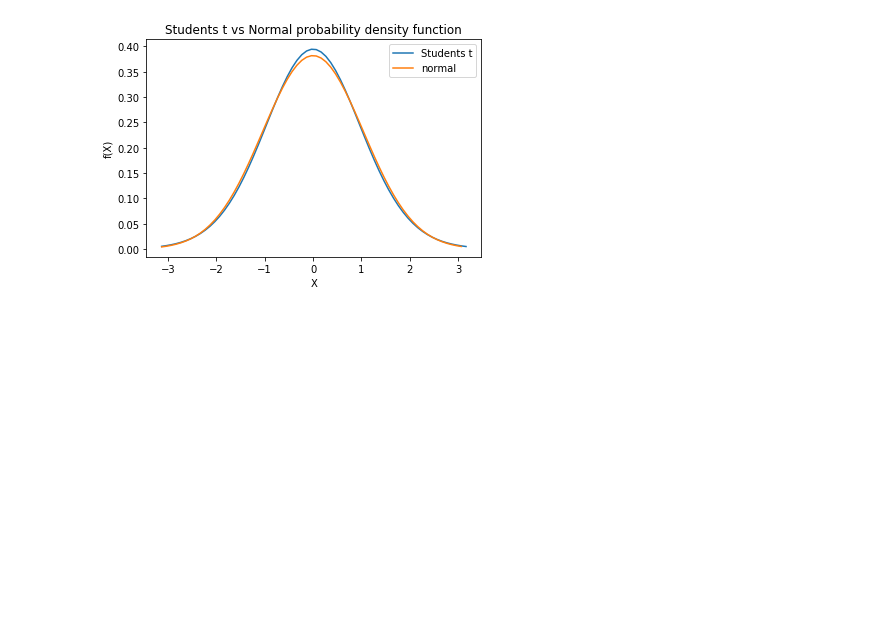
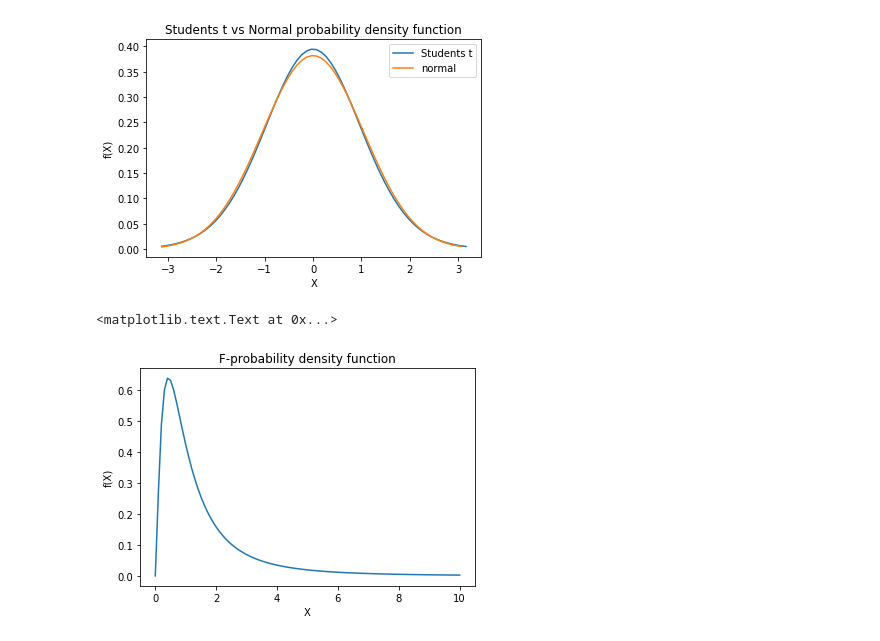
Before and after one commit to Abhinav-Rijal/Statistics, a Jupyter notebook: Probability distributions.ipynb, the cells around one changed output. Drawn from its saved outputs; the diff is of its cells as text; code cells hidden in the pictures; blank space fills up the shorter version.

```diff
--- a/Probability distributions.ipynb
+++ b/Probability distributions.ipynb
@@ -590,0 +589,20 @@ plt.legend()
+# %%
+#F-distribution
+m=5
+n=5
+
+f_x=[]
+
+k=m/(n*beta(m/2,n/2))
+
+x=np.arange(0,10.1,0.1)
+for i in x:
+    f=k*((m*i/n)**((m/2)-1))/(1+(m*i/n))**((m+n)/2)
+    f_x.append(f)
+plt.plot(x,f_x)
+plt.xlabel('X')
+plt.ylabel('f(X)')
+plt.title('F-probability density function')
+# %% [output]
+<matplotlib.text.Text at 0x...>
+[figure, added]
```
Also changed, not shown: parts of 1 cell of this notebook.
